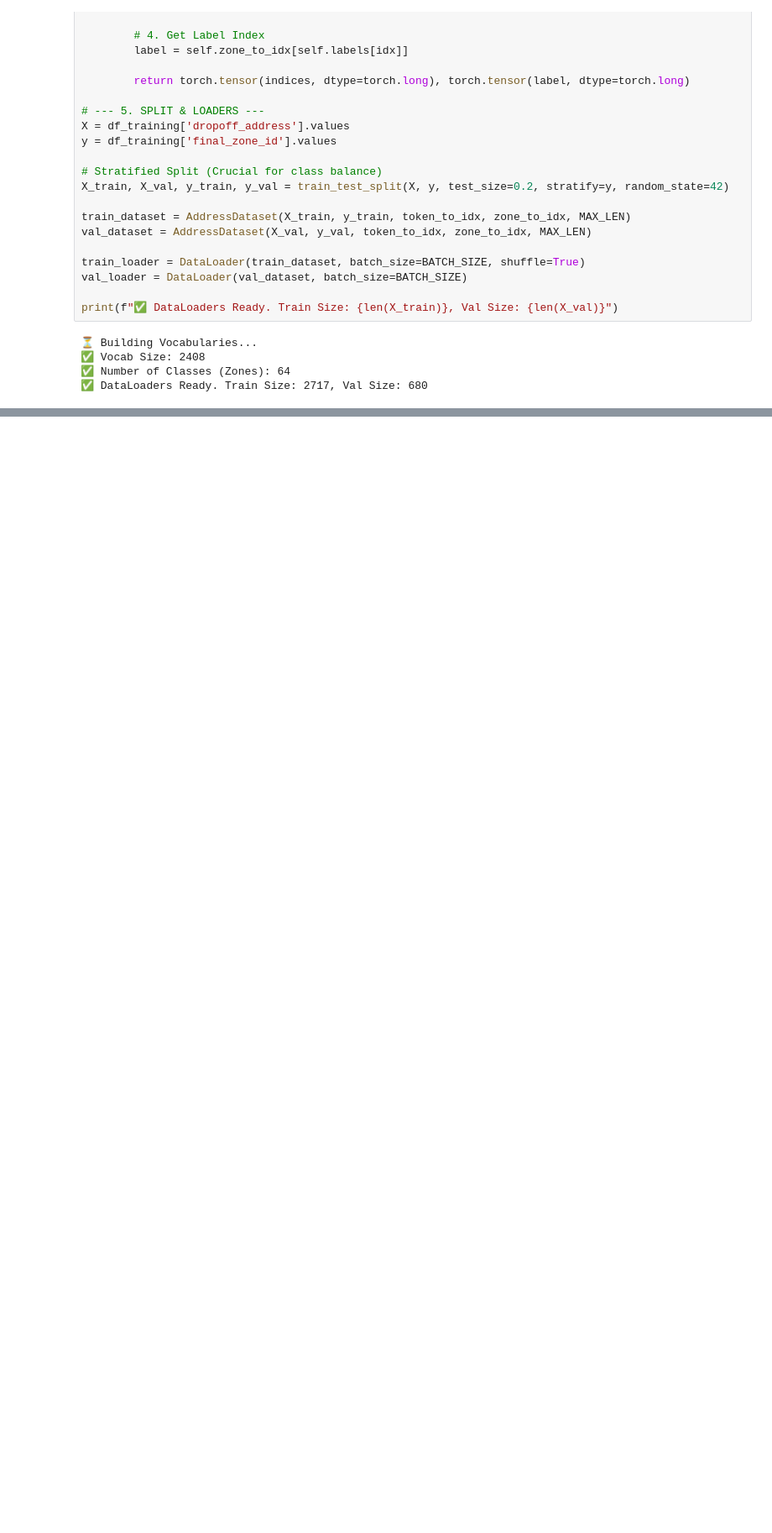
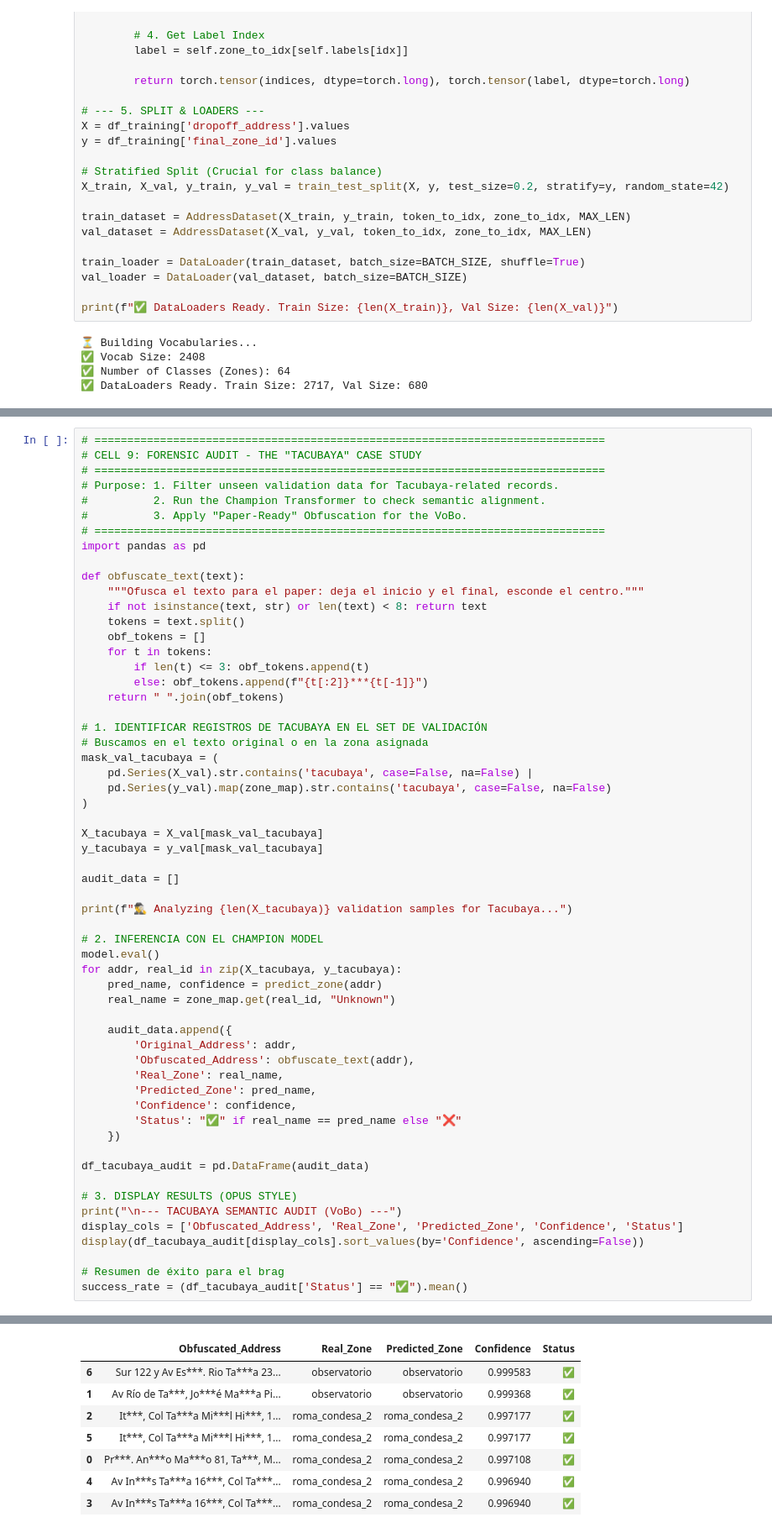
Before and after one commit to WiseExMachina/pienza, a Jupyter notebook: Notebooks/Phase_6_GAN_Simulations/00_Pienza_Phase_6_Transformer_T2Z_Classifier (deprecar).ipynb, the cells around one changed output, grey strips where cells are left out. Shown at 84% size. Cells and saved outputs as stored; diff of their text form; blank space fills up the shorter version.

Commit message:
Merge libretas transformer; paso 2 de 4.

```diff
--- a/Notebooks/Phase_6_GAN_Simulations/00_Pienza_Phase_6_Transformer_T2Z_Classifier (deprecar).ipynb
+++ b/Notebooks/Phase_6_GAN_Simulations/00_Pienza_Phase_6_Transformer_T2Z_Classifier (deprecar).ipynb
@@ -858,0 +1000,59 @@ Batch Accuracy: 84.4%
+# %%
+# ==============================================================================
+# CELL 9: FORENSIC AUDIT - THE "TACUBAYA" CASE STUDY
+# ==============================================================================
+# Purpose: 1. Filter unseen validation data for Tacubaya-related records.
+#          2. Run the Champion Transformer to check semantic alignment.
+#          3. Apply "Paper-Ready" Obfuscation for the VoBo.
+# ==============================================================================
+import pandas as pd
+
+def obfuscate_text(text):
+    """Ofusca el texto para el paper: deja el inicio y el final, esconde el centro."""
+    if not isinstance(text, str) or len(text) < 8: return text
+    tokens = text.split()
+    obf_tokens = []
+    for t in tokens:
+        if len(t) <= 3: obf_tokens.append(t)
+        else: obf_tokens.append(f"{t[:2]}***{t[-1]}")
+    return " ".join(obf_tokens)
+
+# 1. IDENTIFICAR REGISTROS DE TACUBAYA EN EL SET DE VALIDACIÓN
+# Buscamos en el texto original o en la zona asignada
+mask_val_tacubaya = (
+    pd.Series(X_val).str.contains('tacubaya', case=False, na=False) |
+    pd.Series(y_val).map(zone_map).str.contains('tacubaya', case=False, na=False)
+)
+
+X_tacubaya = X_val[mask_val_tacubaya]
+y_tacubaya = y_val[mask_val_tacubaya]
+
+audit_data = []
+
+print(f"🕵️‍♂️ Analyzing {len(X_tacubaya)} validation samples for Tacubaya...")
+
+# 2. INFERENCIA CON EL CHAMPION MODEL
+model.eval()
+for addr, real_id in zip(X_tacubaya, y_tacubaya):
+    pred_name, confidence = predict_zone(addr)
+    real_name = zone_map.get(real_id, "Unknown")
+
+    audit_data.append({
+        'Original_Address': addr,
+        'Obfuscated_Address': obfuscate_text(addr),
+        'Real_Zone': real_name,
+        'Predicted_Zone': pred_name,
+        'Confidence': confidence,
+        'Status': "✅" if real_name == pred_name else "❌"
+    })
+
+df_tacubaya_audit = pd.DataFrame(audit_data)
+
+# 3. DISPLAY RESULTS (OPUS STYLE)
+print("\n--- TACUBAYA SEMANTIC AUDIT (VoBo) ---")
+display_cols = ['Obfuscated_Address', 'Real_Zone', 'Predicted_Zone', 'Confidence', 'Status']
+display(df_tacubaya_audit[display_cols].sort_values(by='Confidence', ascending=False))
+
+# Resumen de éxito para el brag
+success_rate = (df_tacubaya_audit['Status'] == "✅").mean()
+# %% [output]
@@ -858,0 +1062,8 @@ Batch Accuracy: 84.4%
+|  | Obfuscated_Address | Real_Zone | Predicted_Zone | Confidence | Status |
+| 6 | Sur 122 y Av Es***. Rio Ta***a 23... | observatorio | observatorio | 0.999583 | ✅ |
+| 1 | Av Río de Ta***, Jo***é Ma***a Pi... | observatorio | observatorio | 0.999368 | ✅ |
+| 2 | It***, Col Ta***a Mi***l Hi***, 1... | roma_condesa_2 | roma_condesa_2 | 0.997177 | ✅ |
+| 5 | It***, Col Ta***a Mi***l Hi***, 1... | roma_condesa_2 | roma_condesa_2 | 0.997177 | ✅ |
+| 0 | Pr***. An***o Ma***o 81, Ta***, M... | roma_condesa_2 | roma_condesa_2 | 0.997108 | ✅ |
+| 4 | Av In***s Ta***a 16***, Col Ta***... | roma_condesa_2 | roma_condesa_2 | 0.996940 | ✅ |
+| 3 | Av In***s Ta***a 16***, Col Ta***... | roma_condesa_2 | roma_condesa_2 | 0.996940 | ✅ |
```
Also changed, not shown: parts of 13 cells of this notebook, 1 other file.
